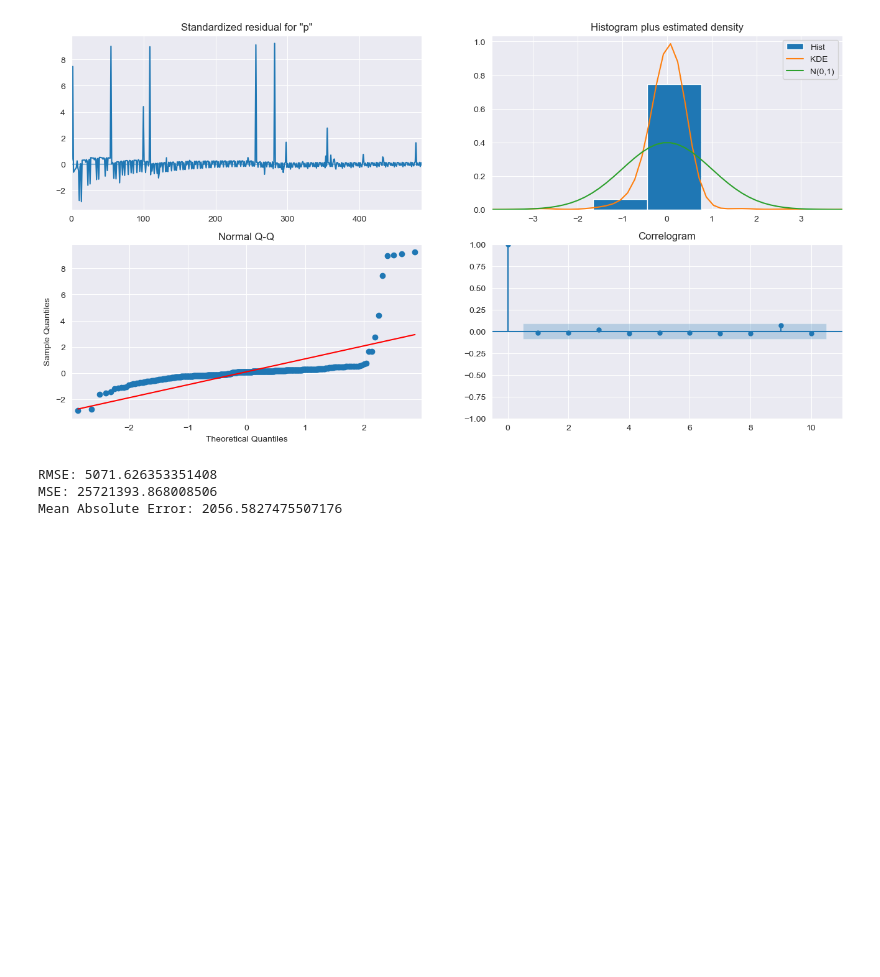
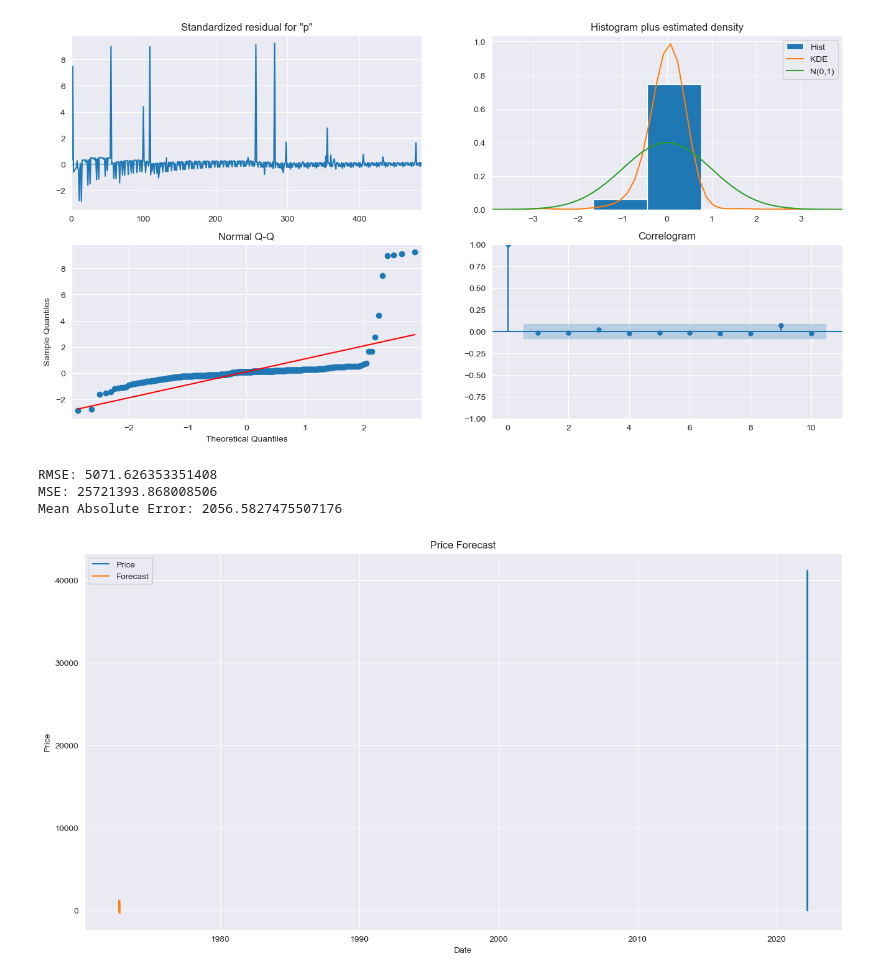
Before and after one commit to ashioyajotham/Quant, a Jupyter notebook: Cryptocurrency Price & Market Data/coin-gecko.ipynb, the cells around one changed output. Drawn from its saved outputs; the diff is of its cells as text; code cells hidden in the pictures; blank space fills up the shorter version.

```diff
--- a/Cryptocurrency Price & Market Data/coin-gecko.ipynb
+++ b/Cryptocurrency Price & Market Data/coin-gecko.ipynb
@@ -688,3 +688,19 @@ print(f'Mean Absolute Error: {meanabs(test["price"], predictions)}')
 RMSE: 5071.626353351408
 MSE: 25721393.868008506
 Mean Absolute Error: 2056.5827475507176
+# %%
+# Forecasting the future
+model = SARIMAX(coin_gecko['price'], order=(1, 1, 1), seasonal_order=(1, 1, 1, 12))
+results = model.fit()
+fcast = results.predict(len(coin_gecko), len(coin_gecko) + 30, typ='levels').rename('Forecast')
+
+# Plotting the forecast
+plt.figure(figsize=(16, 8))
+plt.plot(coin_gecko['price'], label='Price')
+plt.plot(fcast, label='Forecast')
+plt.title('Price Forecast')
+plt.xlabel('Date')
+plt.ylabel('Price')
+plt.legend();
+# %% [output]
+[figure, added]
```
Also changed, not shown: parts of 7 cells of this notebook.
